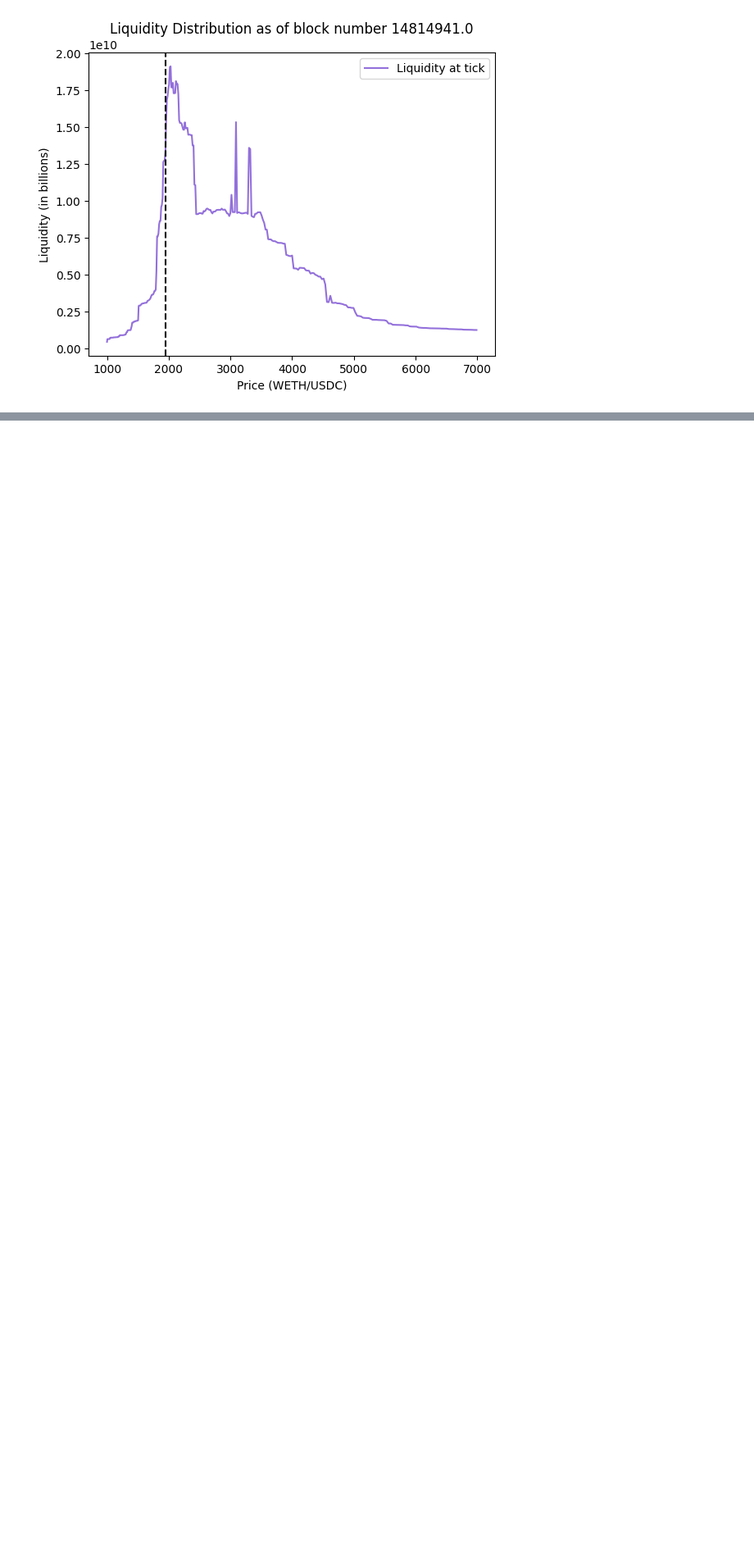
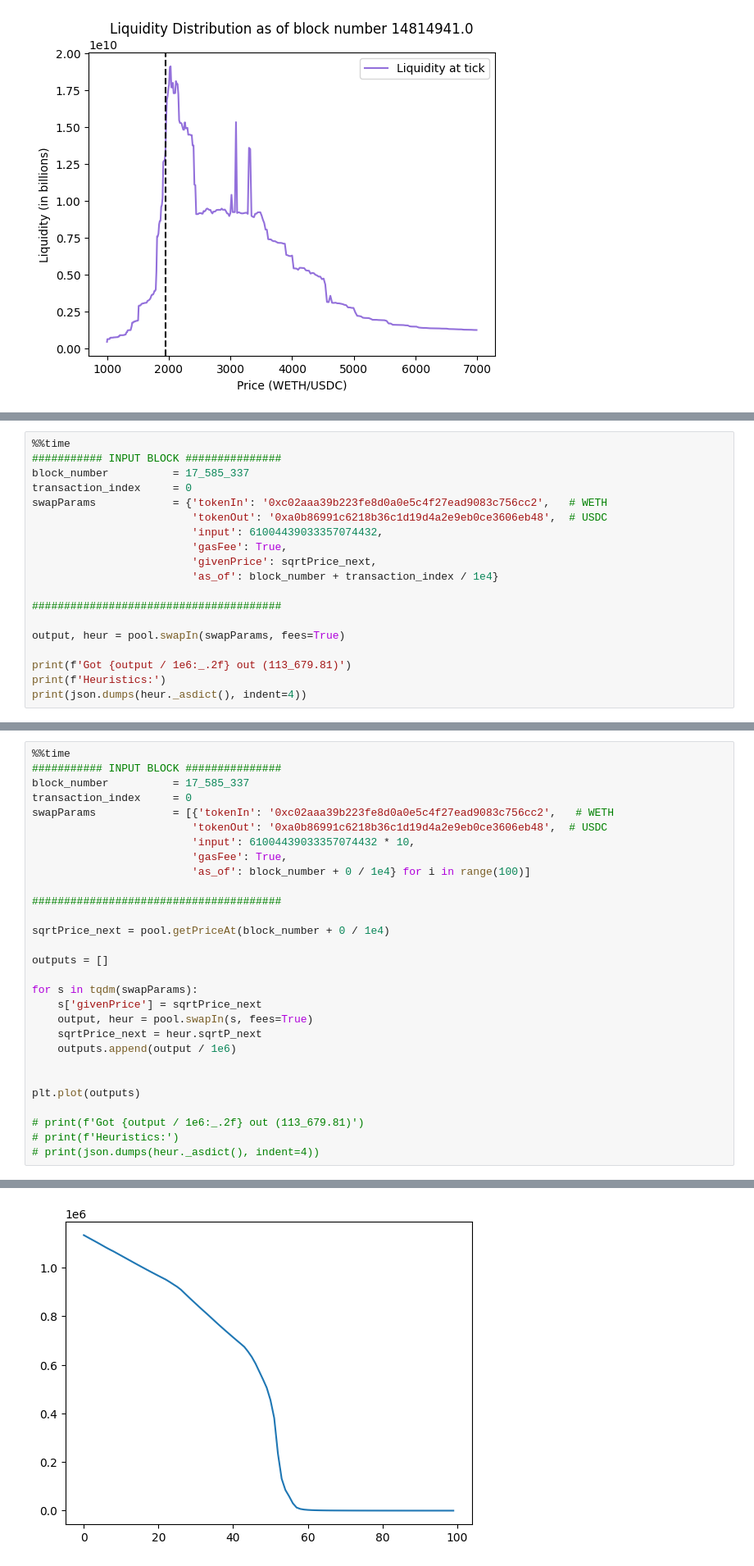
Before and after one commit to ankile/defi-measurement, a Jupyter notebook: experiments/volatility_metric.ipynb, the cells around one changed output, grey strips where cells are left out. Shown at 82% size. Saved outputs shown, nothing was run; the diff lists cells and outputs as text; blank space fills up the shorter version.

```diff
--- a/experiments/volatility_metric.ipynb
+++ b/experiments/volatility_metric.ipynb
@@ -309,0 +358,19 @@ Wall time: 2min 51s
+# %%
+%%time
+########### INPUT BLOCK ###############
+block_number          = 17_585_337
+transaction_index     = 0
+swapParams            = {'tokenIn': '0xc02aaa39b223fe8d0a0e5c4f27ead9083c756cc2',   # WETH
+                         'tokenOut': '0xa0b86991c6218b36c1d19d4a2e9eb0ce3606eb48',  # USDC
+                         'input': 61004439033357074432,
+                         'gasFee': True,
+                         'givenPrice': sqrtPrice_next,
+                         'as_of': block_number + transaction_index / 1e4}
+
+#######################################
+
+output, heur = pool.swapIn(swapParams, fees=True)
+
+print(f'Got {output / 1e6:_.2f} out (113_679.81)')
+print(f'Heuristics:')
+print(json.dumps(heur._asdict(), indent=4))
@@ -309,0 +396,30 @@ Wall time: 2min 51s
+# %%
+%%time
+########### INPUT BLOCK ###############
+block_number          = 17_585_337
+transaction_index     = 0
+swapParams            = [{'tokenIn': '0xc02aaa39b223fe8d0a0e5c4f27ead9083c756cc2',   # WETH
+                         'tokenOut': '0xa0b86991c6218b36c1d19d4a2e9eb0ce3606eb48',  # USDC
+                         'input': 61004439033357074432 * 10,
+                         'gasFee': True,
+                         'as_of': block_number + 0 / 1e4} for i in range(100)]
+
+#######################################
+
+sqrtPrice_next = pool.getPriceAt(block_number + 0 / 1e4)
+
+outputs = []
+
+for s in tqdm(swapParams):
+    s['givenPrice'] = sqrtPrice_next
+    output, heur = pool.swapIn(s, fees=True)
+    sqrtPrice_next = heur.sqrtP_next
+    outputs.append(output / 1e6)
+
+
+plt.plot(outputs)
+
+# print(f'Got {output / 1e6:_.2f} out (113_679.81)')
+# print(f'Heuristics:')
+# print(json.dumps(heur._asdict(), indent=4))
+# %% [output]
@@ -309,0 +429 @@ Wall time: 2min 51s
+[figure, added]
```
Also changed, not shown: parts of 16 cells of this notebook, 3 other files.
